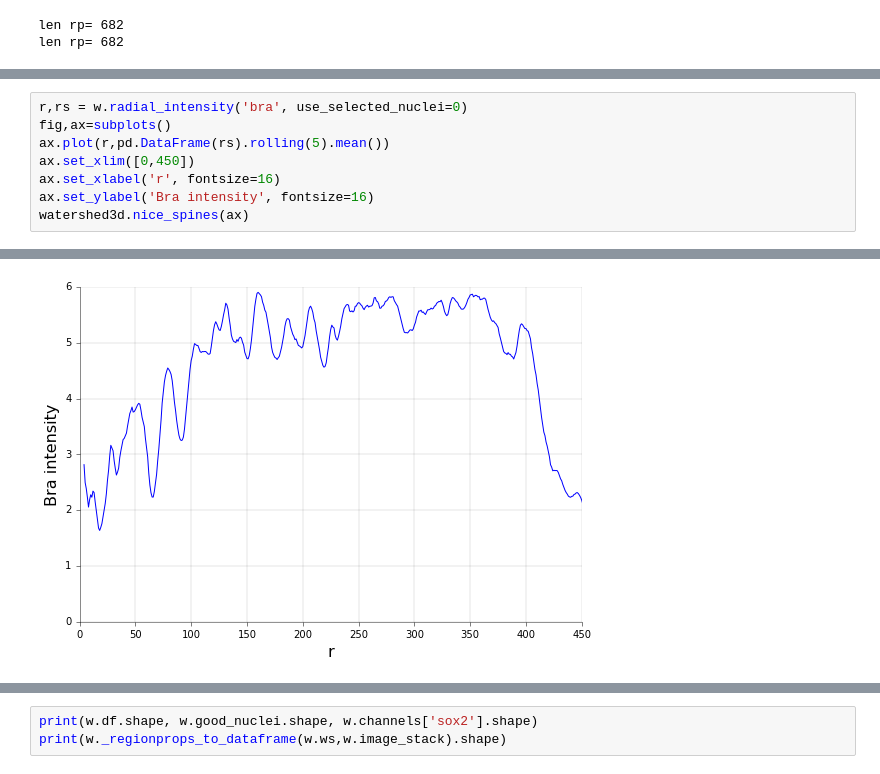
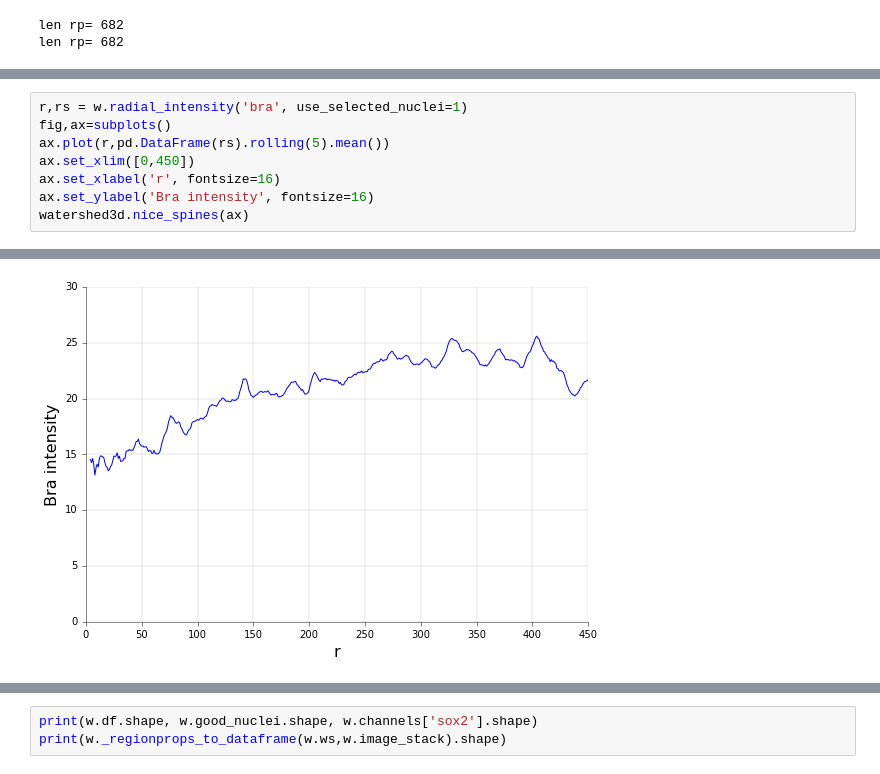
Before and after one commit to jjmetzger/stemcell_segmentation, a Jupyter notebook: watershed3d.ipynb, the cells around one changed output, grey strips where cells are left out. Saved outputs shown, nothing was run; the diff lists cells and outputs as text.

```diff
--- a/watershed3d.ipynb
+++ b/watershed3d.ipynb
@@ -87,5 +84,5 @@ plot(pd.DataFrame(rs).rolling(20).mean())
 # %%
-r,rs = w.radial_intensity('bra', use_selected_nuclei=0)
+r,rs = w.radial_intensity('bra', use_selected_nuclei=1)
 fig,ax=subplots()
 ax.plot(r,pd.DataFrame(rs).rolling(5).mean())
 ax.set_xlim([0,450])
@@ -96,2 +94,2 @@ watershed3d.nice_spines(ax)
-[figure, old version]
+[figure, new version]
 # %%
```
Also changed, not shown: parts of 3 cells of this notebook, 1 other file.
